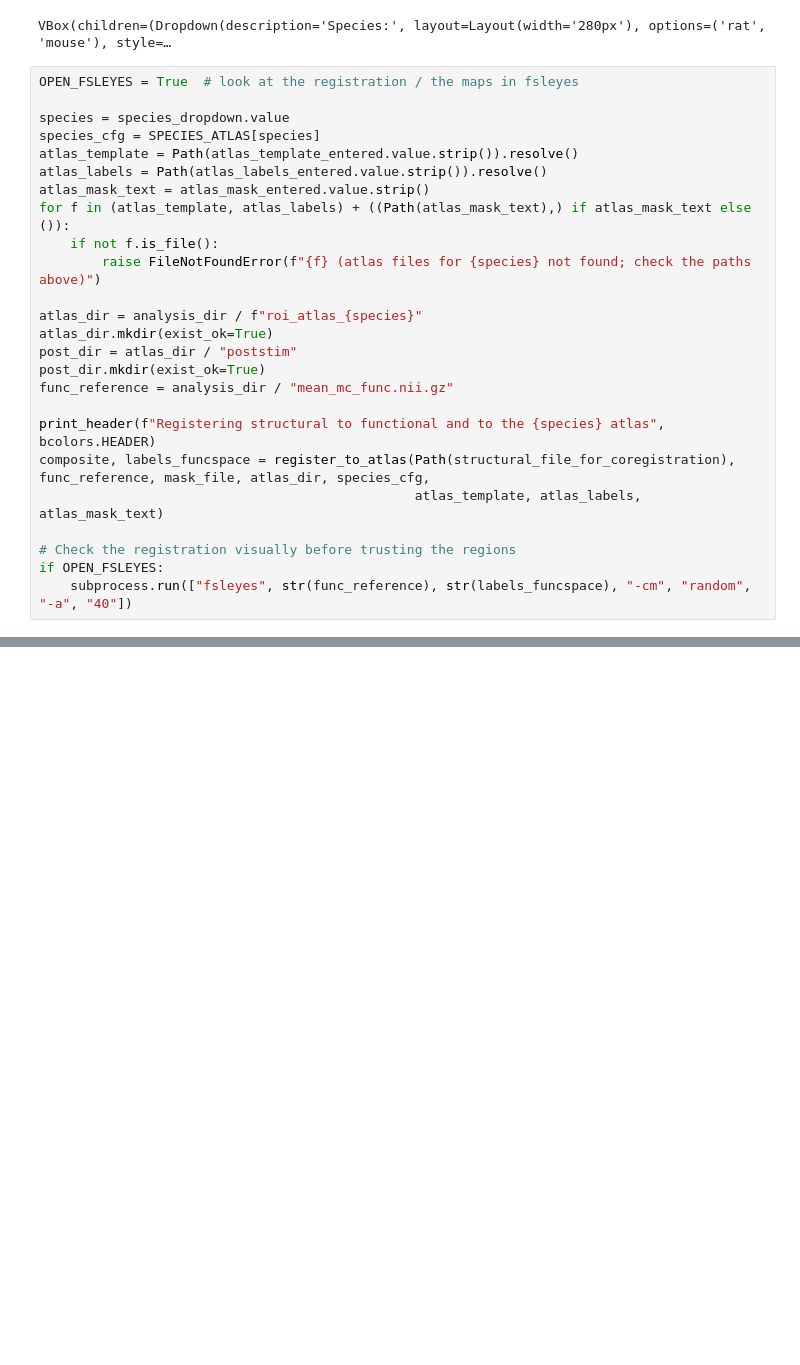
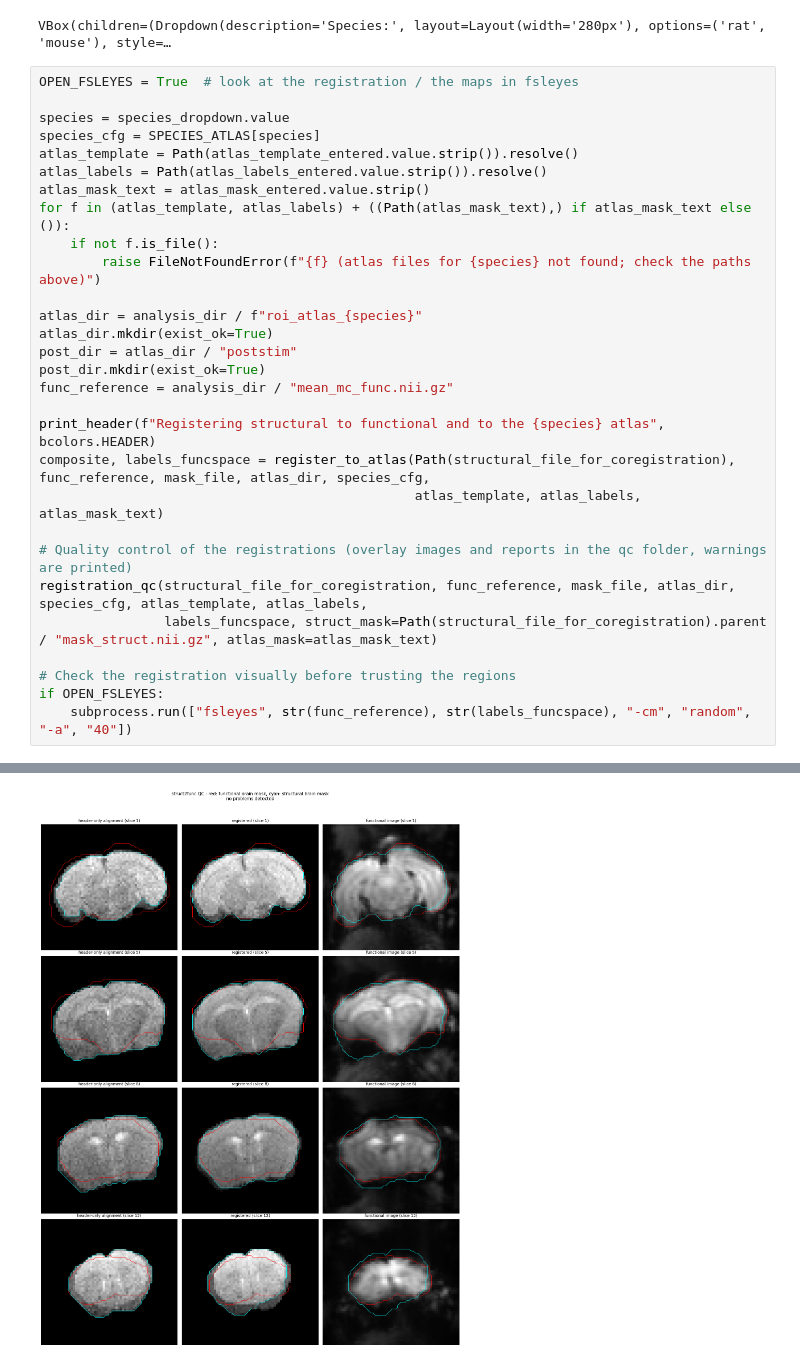
Before and after one commit to schmidt12335/fmri_analysis, a Jupyter notebook: mol_fMRI_electric_stim_poststim_analysis.ipynb, the cells around one changed output, grey strips where cells are left out. Saved outputs shown, nothing was run; the diff lists cells and outputs as text; blank space fills up the shorter version.

```diff
--- a/mol_fMRI_electric_stim_poststim_analysis.ipynb
+++ b/mol_fMRI_electric_stim_poststim_analysis.ipynb
@@ -201,6 +198,10 @@ print_header(f"Registering structural to functional and to the {species} atlas",
 composite, labels_funcspace = register_to_atlas(Path(structural_file_for_coregistration), func_reference, mask_file, atlas_dir, species_cfg,
                                                 atlas_template, atlas_labels, atlas_mask_text)
 
+# Quality control of the registrations (overlay images and reports in the qc folder, warnings are printed)
+registration_qc(structural_file_for_coregistration, func_reference, mask_file, atlas_dir, species_cfg, atlas_template, atlas_labels,
+                labels_funcspace, struct_mask=Path(structural_file_for_coregistration).parent / "mask_struct.nii.gz", atlas_mask=atlas_mask_text)
+
 # Check the registration visually before trusting the regions
 if OPEN_FSLEYES:
     subprocess.run(["fsleyes", str(func_reference), str(labels_funcspace), "-cm", "random", "-a", "40"])
@@ -230,0 +230 @@ if OPEN_FSLEYES:
+[figure, added]
```
Also changed, not shown: parts of 9 cells of this notebook, 6 other files.
